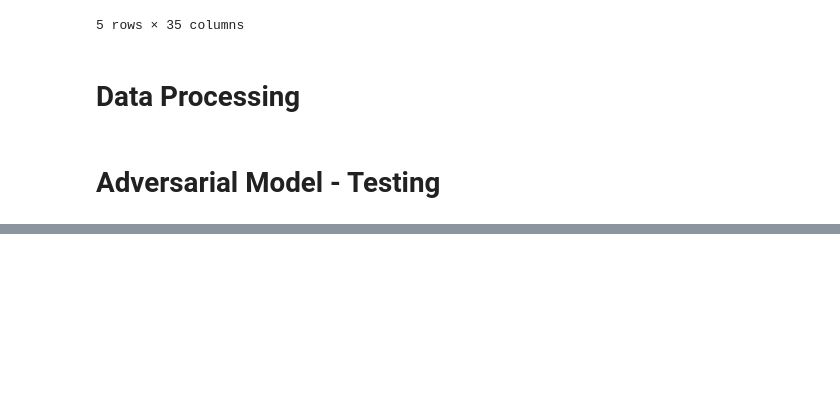
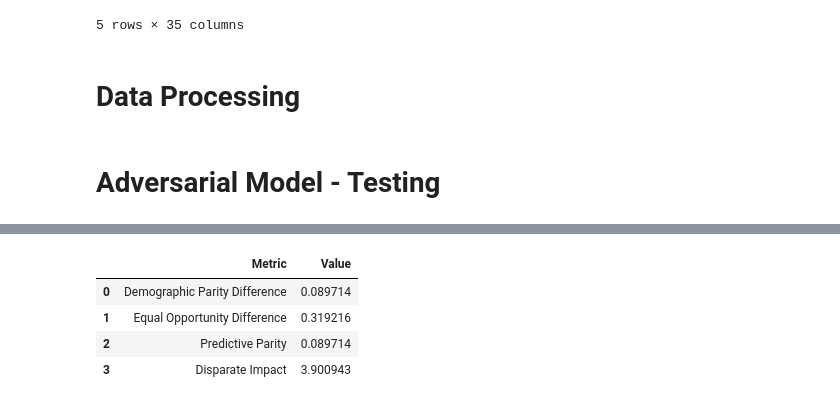
Before and after one commit to patsals/CHD-adversarial-nn, a Jupyter notebook: Adversarial Module.ipynb, the cells around one changed output, grey strips where cells are left out. Cells and saved outputs as stored; diff of their text form; code cells hidden in the pictures; blank space fills up the shorter version.

```diff
--- a/Adversarial Module.ipynb
+++ b/Adversarial Module.ipynb
@@ -427,0 +290,2 @@ b
+# %%
+binary_preds = binary_preds.flatten()
@@ -427,0 +326,8 @@ b
+# %%
+fairness_metrics(fairness_df, binary_preds)
+# %% [output]
+|  | Metric | Value |
+| 0 | Demographic Parity Difference | 0.089714 |
+| 1 | Equal Opportunity Difference | 0.319216 |
+| 2 | Predictive Parity | 0.089714 |
+| 3 | Disparate Impact | 3.900943 |
```
Also changed, not shown: parts of 36 cells of this notebook, 1 other file.
